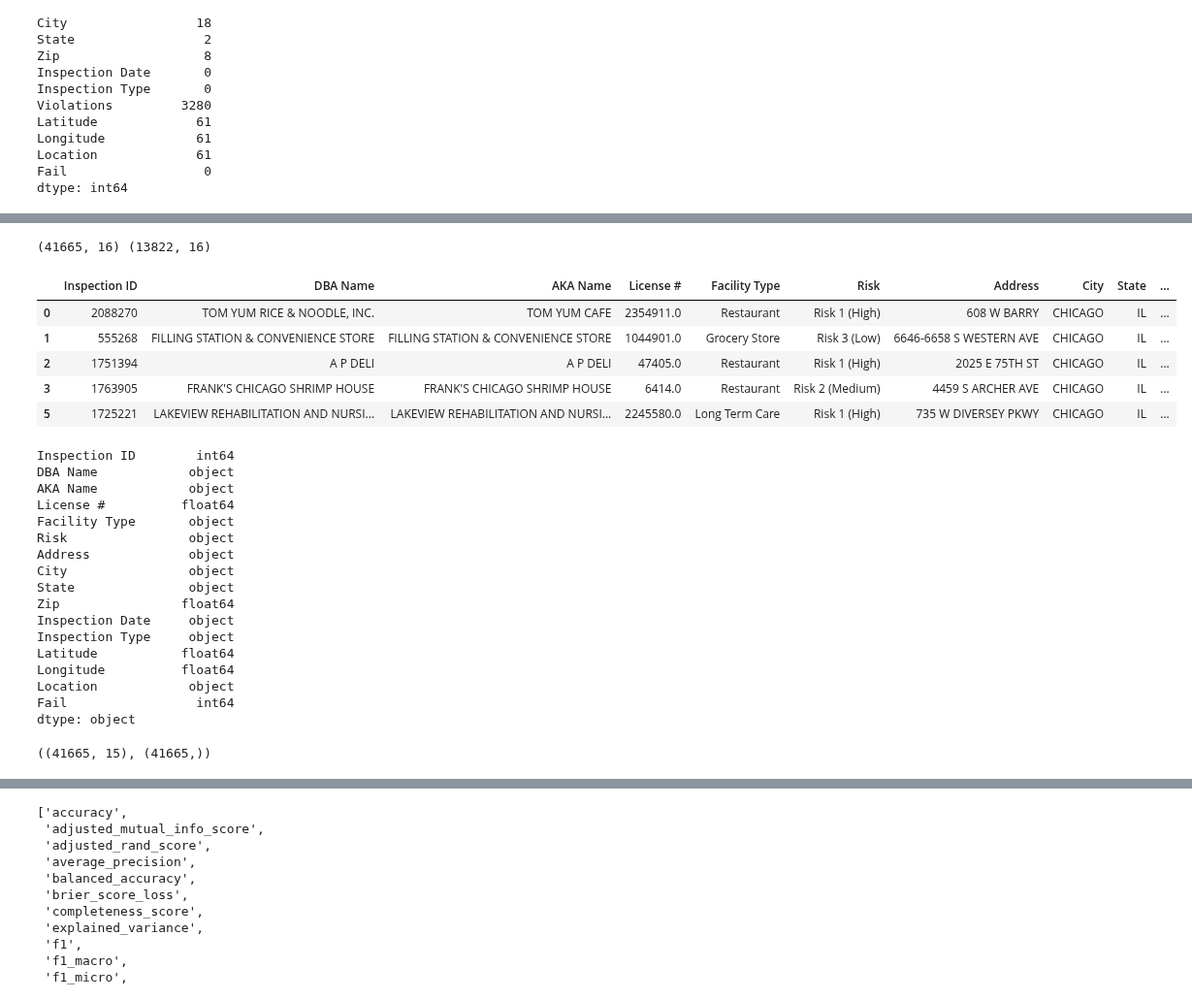
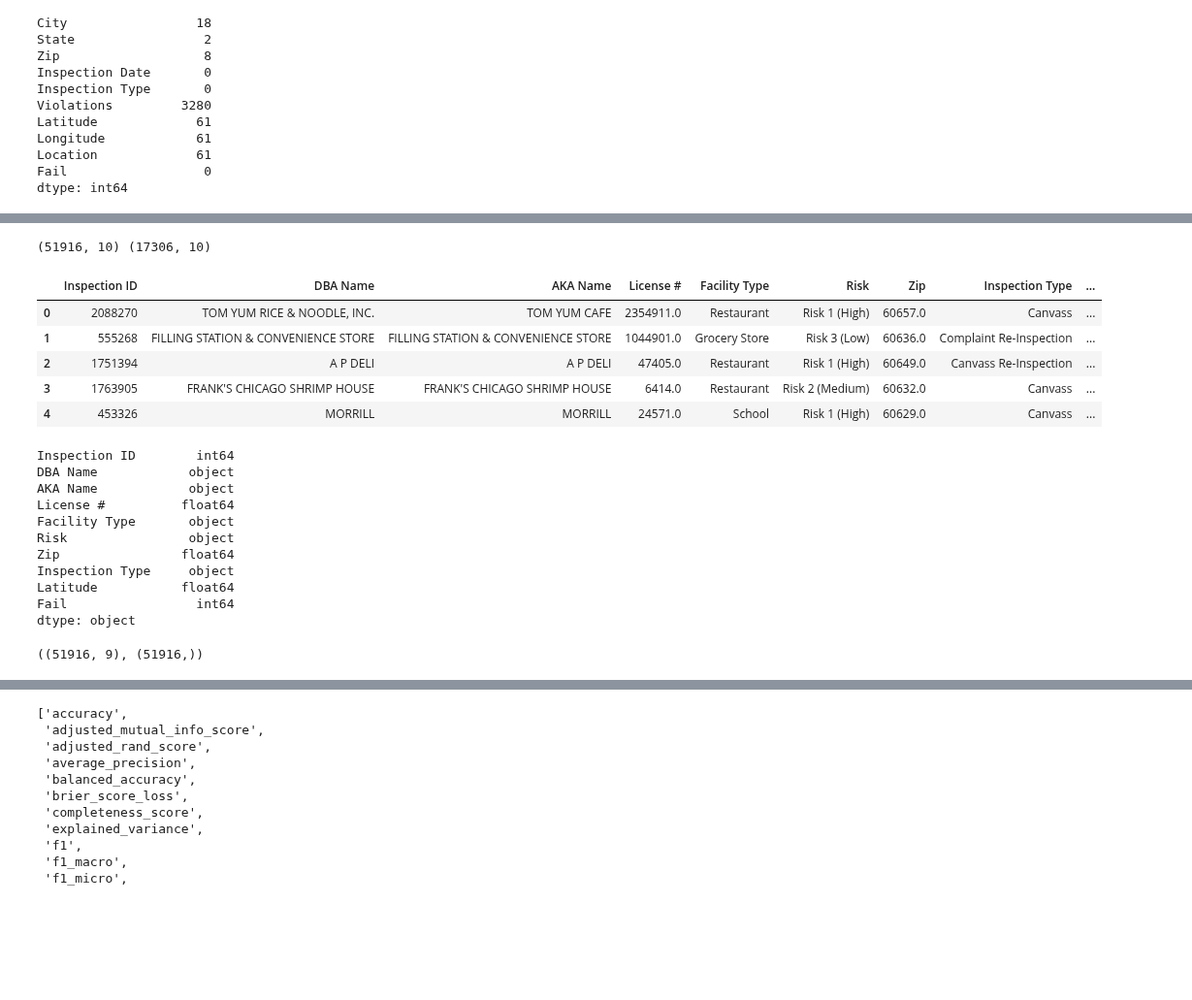
Before and after one commit to LambdaSchool/DS-Unit-2-Sprint-4-Practicing-Understanding, a Jupyter notebook: DS_Unit_2_Sprint_Challenge_4_Practicing_Understanding.ipynb, the cells around one changed output, grey strips where cells are left out. Shown at 97% size. Drawn from its saved outputs; the diff is of its cells as text; code cells hidden in the pictures; blank space fills up the shorter version.

```diff
--- a/DS_Unit_2_Sprint_Challenge_4_Practicing_Understanding.ipynb
+++ b/DS_Unit_2_Sprint_Challenge_4_Practicing_Understanding.ipynb
@@ -220,8 +220,3 @@ Longitude            61
 Location             61
 Fail                  0
 dtype: int64
-# %%
-train = train.dropna()
-test = test.dropna()
-
-train.isna().sum()
@@ -247,21 +223,25 @@ dtype: int64
 # %%
 # The "Violations" column would, I believe, be an example of leakage, since you
 # cannot know what violations an establishment would have before they are
 # inspected.
 
-train = train.drop('Violations', axis=1)
-test = test.drop('Violations', axis=1)
+train = train.drop(columns=['Violations', 'Address', 'City', 'State', 'Inspection Date', 'Longitude', 'Location'])
+test = test.drop(columns=['Violations', 'Address', 'City', 'State', 'Inspection Date', 'Longitude', 'Location'])
+
+train = train.fillna(train.median())
+test = test.fillna(test.median())
+
 
 print(train.shape, test.shape)
 train.head()
 # %% [output]
-(41665, 16) (13822, 16)
+(51916, 10) (17306, 10)
-|  | Inspection ID | DBA Name | AKA Name | License # | Facility Type | Risk | Address | City | State | ... |
-| 0 | 2088270 | TOM YUM RICE & NOODLE, INC. | TOM YUM CAFE | 2354911.0 | Restaurant | Risk 1 (High) | 608 W BARRY | CHICAGO | IL | ... |
-| 1 | 555268 | FILLING STATION & CONVENIENCE STORE | FILLING STATION & CONVENIENCE STORE | 1044901.0 | Grocery Store | Risk 3 (Low) | 6646-6658 S WESTERN AVE | CHICAGO | IL | ... |
-| 2 | 1751394 | A P DELI | A P DELI | 47405.0 | Restaurant | Risk 1 (High) | 2025 E 75TH ST | CHICAGO | IL | ... |
-| 3 | 1763905 | FRANK'S CHICAGO SHRIMP HOUSE | FRANK'S CHICAGO SHRIMP HOUSE | 6414.0 | Restaurant | Risk 2 (Medium) | 4459 S ARCHER AVE | CHICAGO | IL | ... |
-| 5 | 1725221 | LAKEVIEW REHABILITATION AND NURSI... | LAKEVIEW REHABILITATION AND NURSI... | 2245580.0 | Long Term Care | Risk 1 (High) | 735 W DIVERSEY PKWY | CHICAGO | IL | ... |
+|  | Inspection ID | DBA Name | AKA Name | License # | Facility Type | Risk | Zip | Inspection Type | ... |
+| 0 | 2088270 | TOM YUM RICE & NOODLE, INC. | TOM YUM CAFE | 2354911.0 | Restaurant | Risk 1 (High) | 60657.0 | Canvass | ... |
+| 1 | 555268 | FILLING STATION & CONVENIENCE STORE | FILLING STATION & CONVENIENCE STORE | 1044901.0 | Grocery Store | Risk 3 (Low) | 60636.0 | Complaint Re-Inspection | ... |
+| 2 | 1751394 | A P DELI | A P DELI | 47405.0 | Restaurant | Risk 1 (High) | 60649.0 | Canvass Re-Inspection | ... |
+| 3 | 1763905 | FRANK'S CHICAGO SHRIMP HOUSE | FRANK'S CHICAGO SHRIMP HOUSE | 6414.0 | Restaurant | Risk 2 (Medium) | 60632.0 | Canvass | ... |
+| 4 | 453326 | MORRILL | MORRILL | 24571.0 | School | Risk 1 (High) | 60629.0 | Canvass | ... |
 # %%
 train.dtypes
 # %% [output]
@@ -271,15 +251,9 @@ AKA Name            object
 License #          float64
 Facility Type       object
 Risk                object
-Address             object
-City                object
-State               object
 Zip                float64
-Inspection Date     object
 Inspection Type     object
 Latitude           float64
-Longitude          float64
-Location            object
 Fail                 int64
 dtype: object
 # %%
@@ -291,7 +265,7 @@ y_test  = test.Fail
 
 X_train.shape, y_train.shape
 # %% [output]
-((41665, 15), (41665,))
+((51916, 9), (51916,))
 # %%
 !pip install category_encoders
 # %% [output]
```
Also changed, not shown: parts of 15 cells of this notebook.
